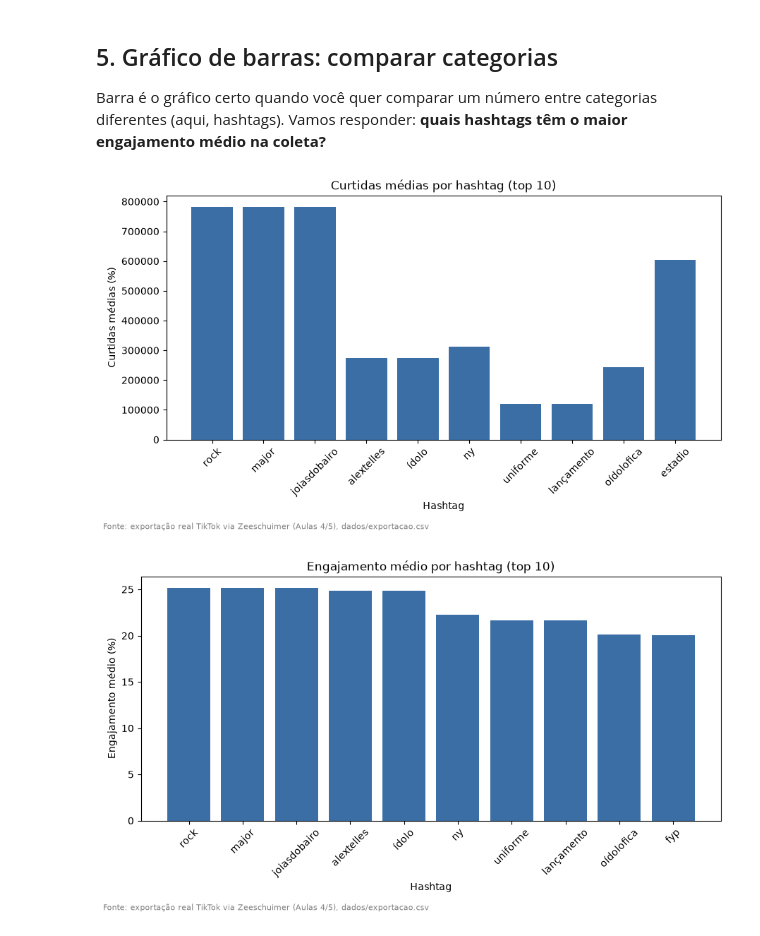
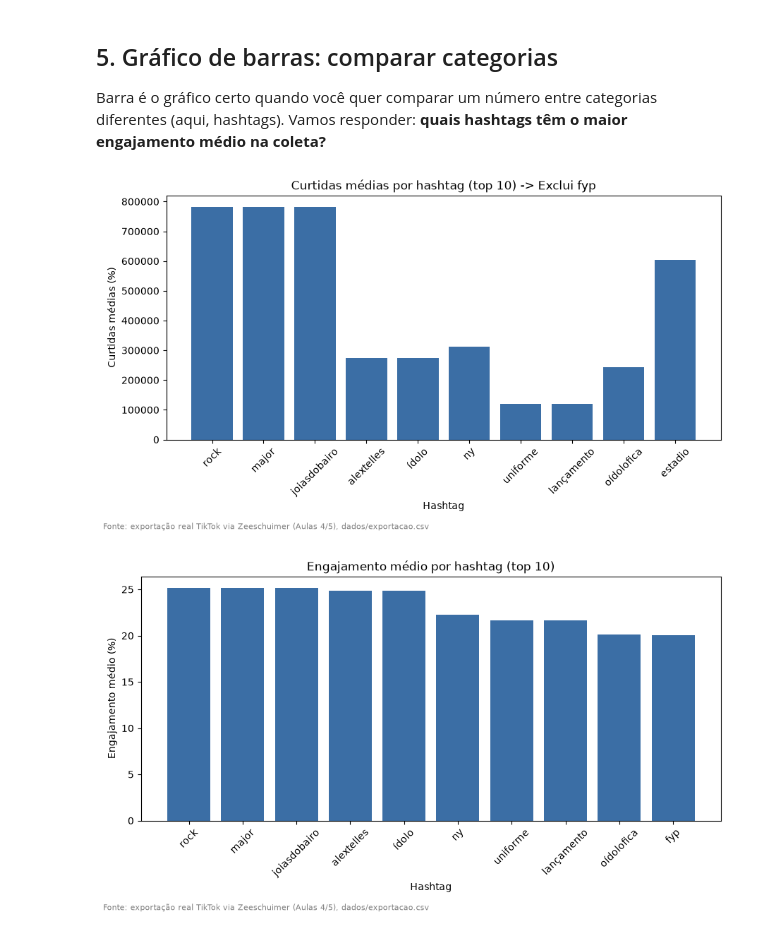
Before and after one commit to sablewin22/extracao-dados-trabalhos-sabrinalewin, a Jupyter notebook: projetos/06-visualizacao-storytelling/exercicios/06-visualizacao-storytelling.ipynb, the cells around one changed output. Cells and saved outputs as stored; diff of their text form; code cells hidden in the pictures.

```diff
--- a/projetos/06-visualizacao-storytelling/06-visualizacao-storytelling.ipynb
+++ b/projetos/06-visualizacao-storytelling/exercicios/06-visualizacao-storytelling.ipynb
@@ -109,29 +109,29 @@ Barra é o gráfico certo quando você quer comparar um número entre categorias
 # %%
 resumo_hashtags = df_hashtags.groupby("hashtags").agg(  # agrupa por hashtag
     qtd_posts=("id", "count"),  # quantos posts usaram essa hashtag
     curtidas_medias=("likes", "mean"),  # média de curtidas
     engajamento_medio=("taxa_engajamento", "mean"),  # média da taxa de engajamento
     plays_total=("plays", "sum"),  # soma de visualizações
 ).reset_index().sort_values("engajamento_medio", ascending=False)  # ordena da maior pra menor engajamento
 
 fyp = resumo_hashtags[resumo_hashtags["hashtags"] != "fyp"] #filtrar a hashtag "fyp" por ser muito comum e não ter uma noção ideal dos parâmetros.
 
 top10 = fyp.head(10) # as 10 hashtags com maior engajamento médio (a tabela já veio ordenada)
 
 fig, ax = plt.subplots(figsize=(9, 5))  # cria a figura e os eixos, com um tamanho legível
 
 ax.bar(top10["hashtags"], top10["curtidas_medias"] * 100, color="#3b6ea5")  # barra por hashtag; multiplicamos por 100 pra virar porcentagem
 
-ax.set_title("Curtidas médias por hashtag (top 10)")  # título informativo: diz o que o gráfico mostra
+ax.set_title("Curtidas médias por hashtag (top 10) -> Exclui fyp")  # título informativo: diz o que o gráfico mostra
 ax.set_xlabel("Hashtag")  # rótulo do eixo horizontal
 ax.set_ylabel("Curtidas médias (%)")  # rótulo do eixo vertical, com a unidade
 ax.tick_params(axis="x", rotation=45)  # gira os nomes das hashtags pra não sobrepor
 fig.text(0.01, -0.02, "Fonte: exportação real TikTok via Zeeschuimer (Aulas 4/5), dados/exportacao.csv", fontsize=8, color="gray")  # fonte dos dados, sempre
 
 fig.tight_layout()  # ajusta os espaçamentos pra nada cortar
 plt.show()
 # %% [output]
-[figure, old version]
+[figure, new version]
 # %%
 top10 = resumo_hashtags.head(10)  # as 10 hashtags com maior engajamento médio (a tabela já veio ordenada)
 
```
Also changed, not shown: 10 other files.
